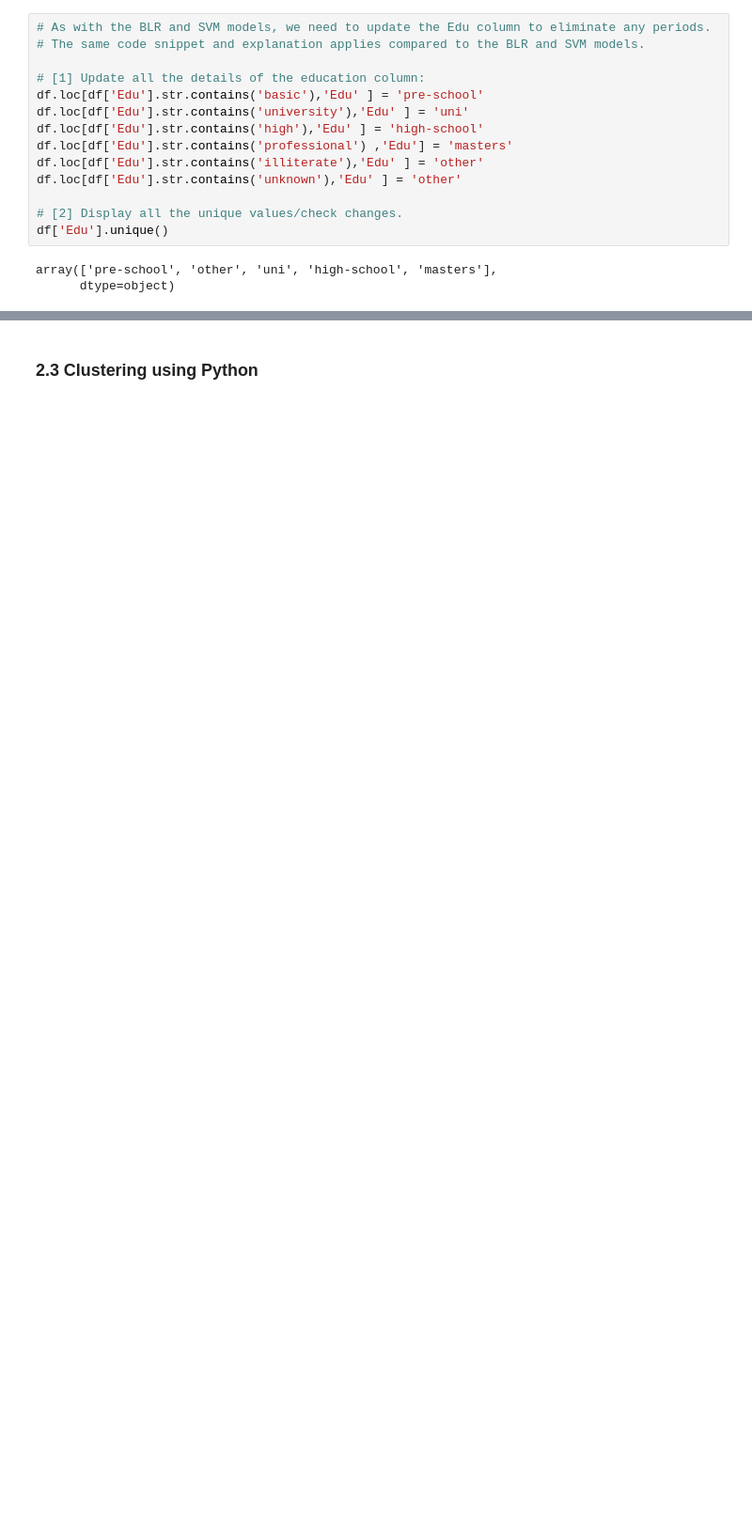
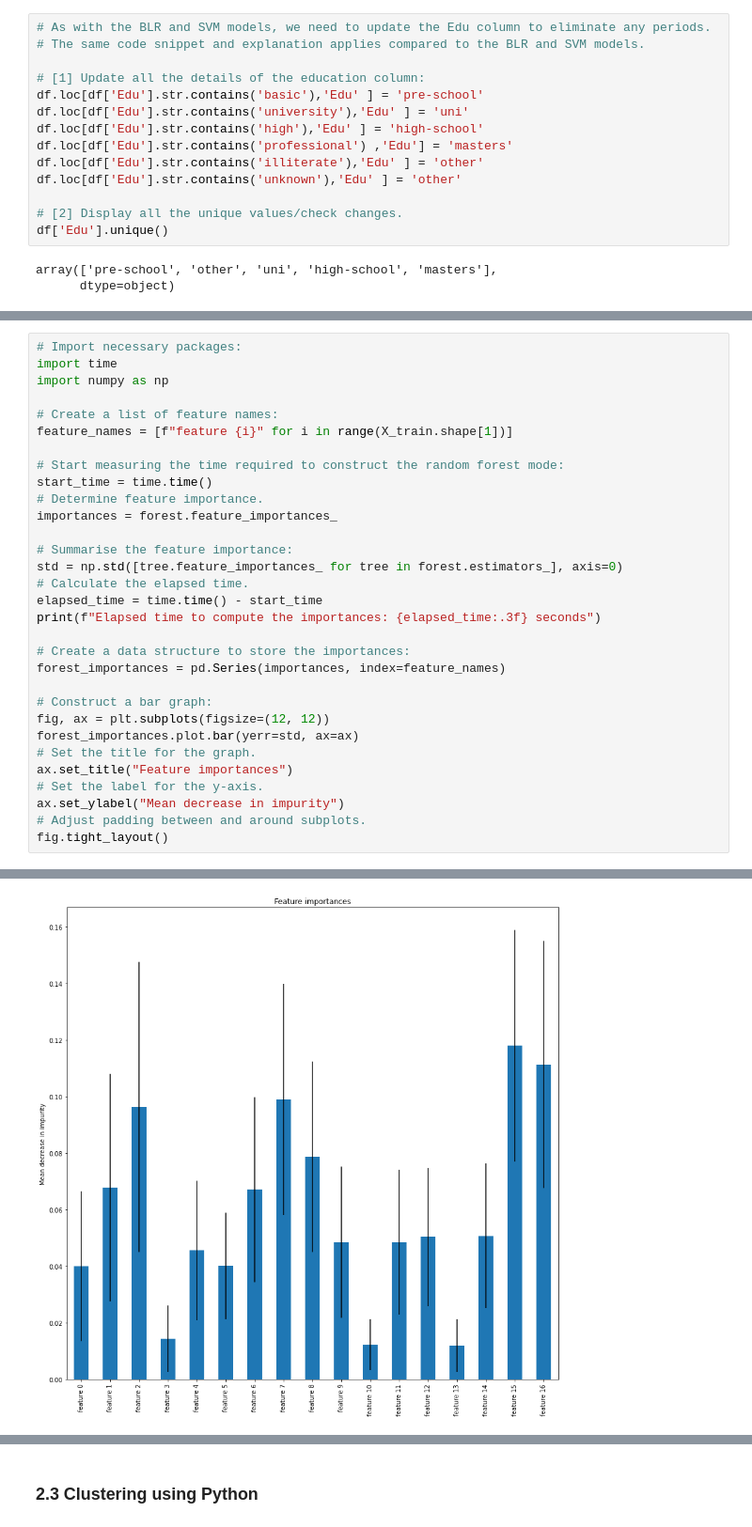
Before and after one commit to JavierConde1976/LSE_DA301_Week_2_Demonstrations, a Jupyter notebook: LSE_DA301_Week_2_Demonstrations.ipynb, the cells around one changed output, grey strips where cells are left out. Shown at 94% size. Cells and saved outputs as stored; diff of their text form; blank space fills up the shorter version.

```diff
--- a/LSE_DA301_Week_2_Demonstrations.ipynb
+++ b/LSE_DA301_Week_2_Demonstrations.ipynb
@@ -1152,0 +1465,32 @@ plt.show()
+# %%
+# Import necessary packages:
+import time
+import numpy as np
+
+# Create a list of feature names:
+feature_names = [f"feature {i}" for i in range(X_train.shape[1])]
+
+# Start measuring the time required to construct the random forest mode:
+start_time = time.time()
+# Determine feature importance.
+importances = forest.feature_importances_
+
+# Summarise the feature importance:
+std = np.std([tree.feature_importances_ for tree in forest.estimators_], axis=0)
+# Calculate the elapsed time.
+elapsed_time = time.time() - start_time
+print(f"Elapsed time to compute the importances: {elapsed_time:.3f} seconds")
+
+# Create a data structure to store the importances:
+forest_importances = pd.Series(importances, index=feature_names)
+
+# Construct a bar graph:
+fig, ax = plt.subplots(figsize=(12, 12))
+forest_importances.plot.bar(yerr=std, ax=ax)
+# Set the title for the graph.
+ax.set_title("Feature importances")
+# Set the label for the y-axis.
+ax.set_ylabel("Mean decrease in impurity")
+# Adjust padding between and around subplots.
+fig.tight_layout()
+# %% [output]
@@ -1152,0 +1498 @@ plt.show()
+[figure, added]
```
Also changed, not shown: parts of 197 cells of this notebook.
